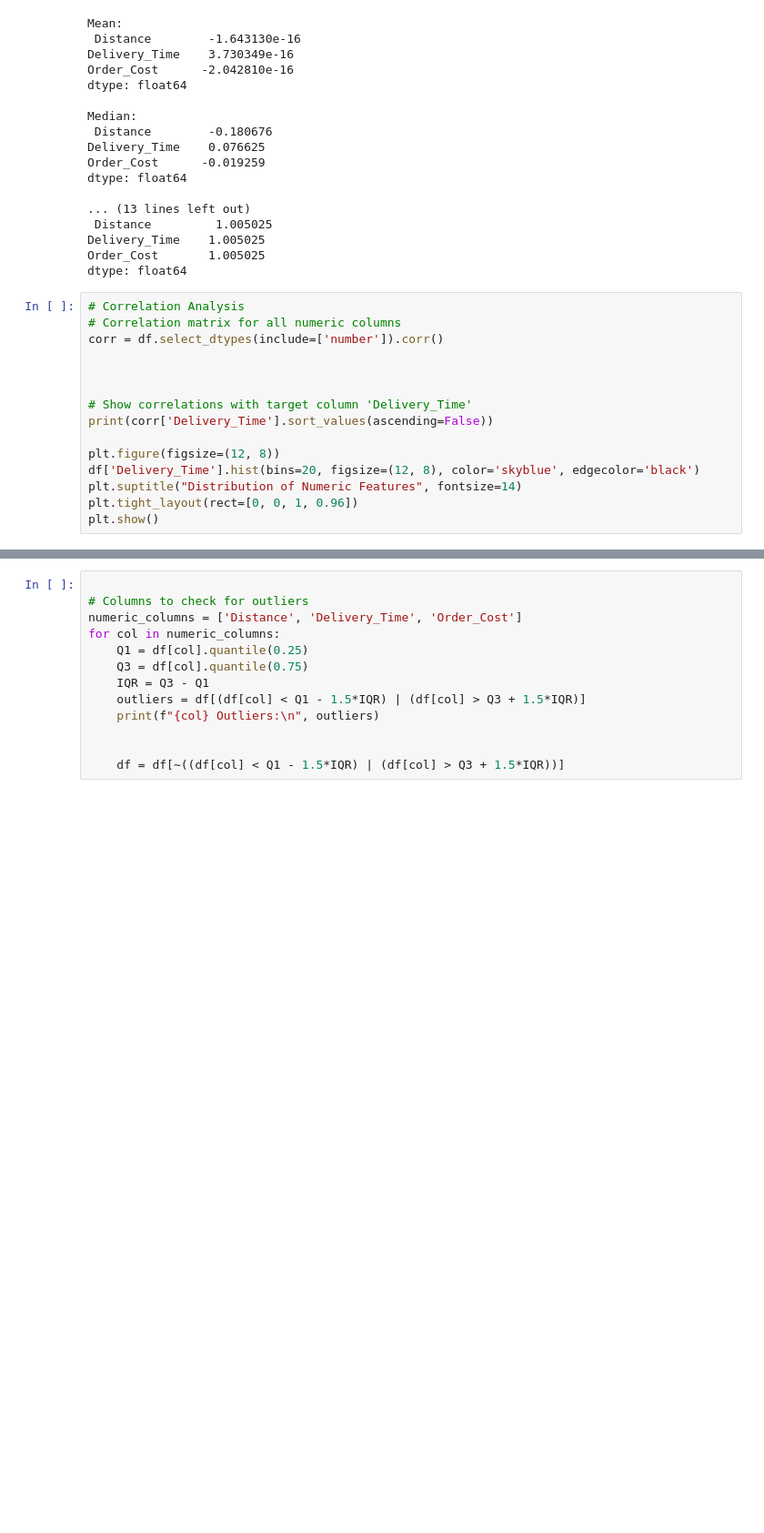
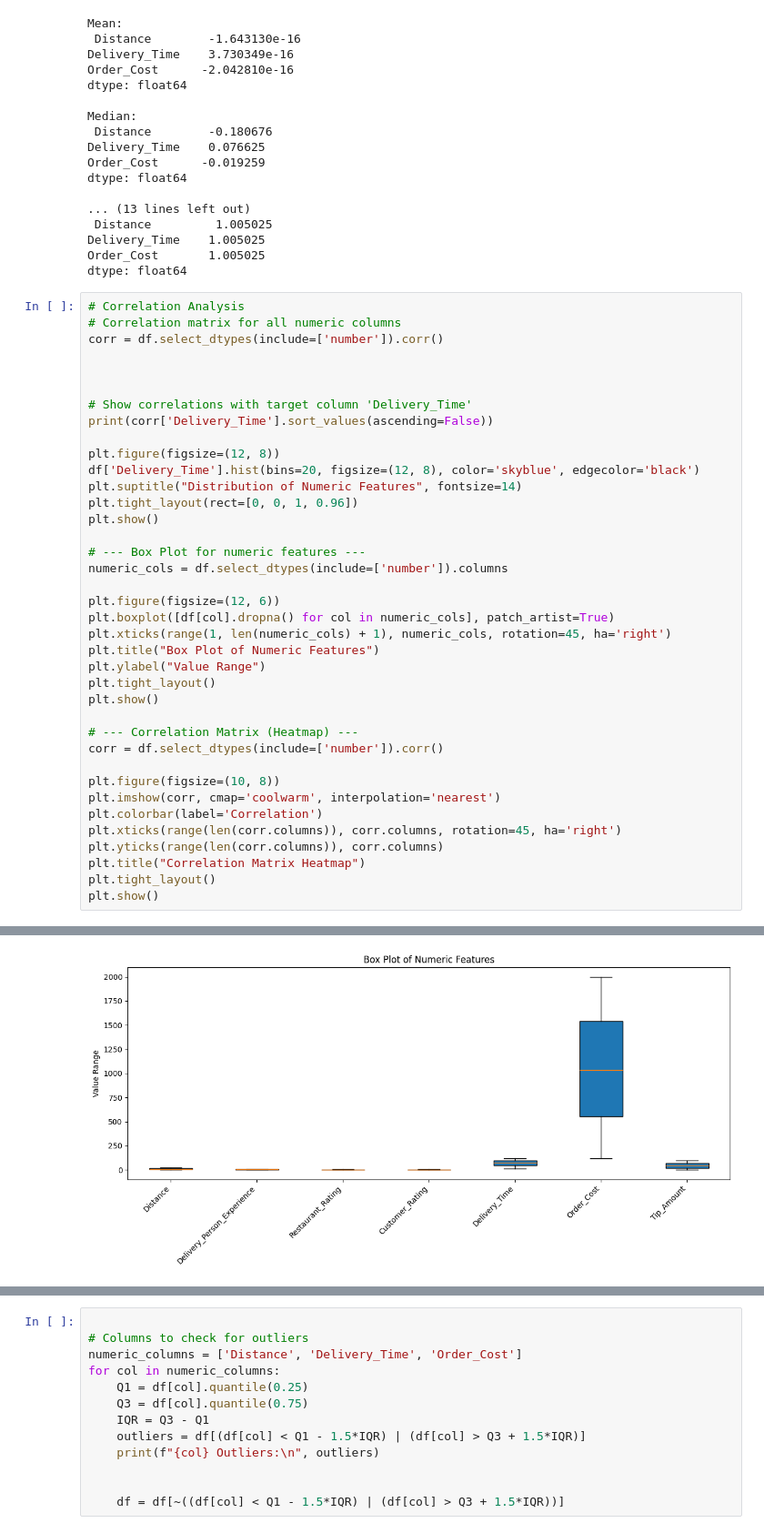
Before and after one commit to Ansh1803/ML, a Jupyter notebook: FTD.ipynb, the cells around one changed output, grey strips where cells are left out. Shown at 91% size. Cells and saved outputs as stored; diff of their text form; blank space fills up the shorter version.

```diff
--- a/FTD.ipynb
+++ b/FTD.ipynb
@@ -147,25 +147,49 @@ dtype: float64
 # %%
 # Correlation Analysis
 # Correlation matrix for all numeric columns
 corr = df.select_dtypes(include=['number']).corr()
 
 
 
 # Show correlations with target column 'Delivery_Time'
 print(corr['Delivery_Time'].sort_values(ascending=False))
 
 plt.figure(figsize=(12, 8))
 df['Delivery_Time'].hist(bins=20, figsize=(12, 8), color='skyblue', edgecolor='black')
 plt.suptitle("Distribution of Numeric Features", fontsize=14)
 plt.tight_layout(rect=[0, 0, 1, 0.96])
 plt.show()
+
+# --- Box Plot for numeric features ---
+numeric_cols = df.select_dtypes(include=['number']).columns
+
+plt.figure(figsize=(12, 6))
+plt.boxplot([df[col].dropna() for col in numeric_cols], patch_artist=True)
+plt.xticks(range(1, len(numeric_cols) + 1), numeric_cols, rotation=45, ha='right')
+plt.title("Box Plot of Numeric Features")
+plt.ylabel("Value Range")
+plt.tight_layout()
+plt.show()
+
+# --- Correlation Matrix (Heatmap) ---
+corr = df.select_dtypes(include=['number']).corr()
+
+plt.figure(figsize=(10, 8))
+plt.imshow(corr, cmap='coolwarm', interpolation='nearest')
+plt.colorbar(label='Correlation')
+plt.xticks(range(len(corr.columns)), corr.columns, rotation=45, ha='right')
+plt.yticks(range(len(corr.columns)), corr.columns)
+plt.title("Correlation Matrix Heatmap")
+plt.tight_layout()
+plt.show()
 # %% [output]
 Delivery_Time                 1.000000
 Order_Cost                   -0.009307
 Delivery_Person_Experience   -0.019098
 Customer_Rating              -0.021952
 Tip_Amount                   -0.029154
 Distance                     -0.075143
 Restaurant_Rating            -0.091855
 Name: Delivery_Time, dtype: float64
 [figure]
+[figure, added]
```
Also changed, not shown: parts of 1 cell of this notebook.
